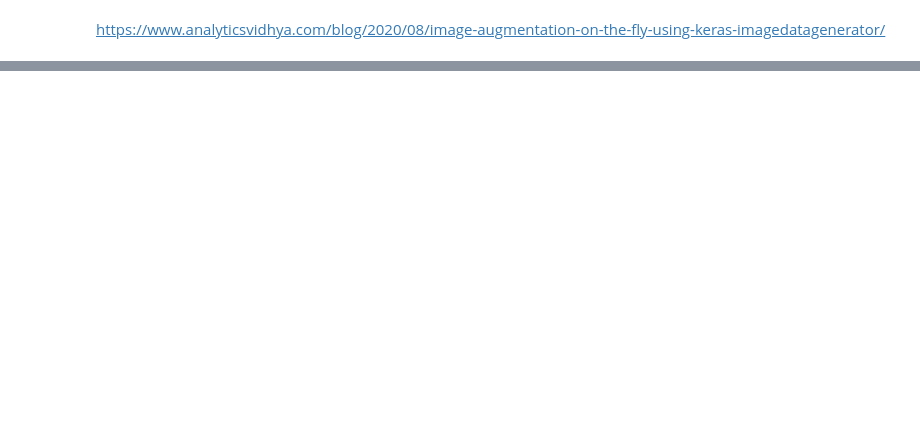
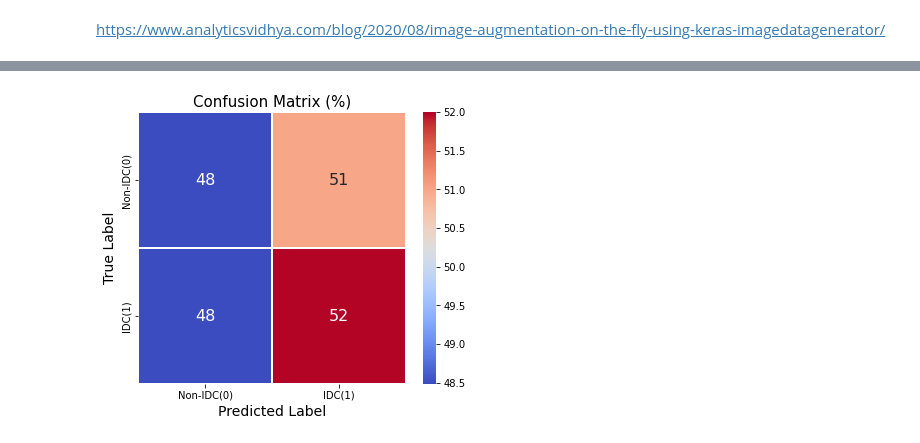
Before and after one commit to heesukjang/W207_AppliedML_Fall2022, a Jupyter notebook: 11_18_KerasTuner_plots_Final_HyperparamTuning_ImageAug_CM_CR_ROCcurve_IDC_Prediction_heesuk.ipynb, the cells around one changed output, grey strips where cells are left out. Cells and saved outputs as stored; diff of their text form; code cells hidden in the pictures; blank space fills up the shorter version.

```diff
--- a/11_18_KerasTuner_plots_Final_HyperparamTuning_ImageAug_CM_CR_ROCcurve_IDC_Prediction_heesuk.ipynb
+++ b/11_18_KerasTuner_plots_Final_HyperparamTuning_ImageAug_CM_CR_ROCcurve_IDC_Prediction_heesuk.ipynb
@@ -747,0 +861,89 @@ tuner.results_summary(1):
+# %%
+from sklearn.model_selection import cross_val_score
+from sklearn.metrics import confusion_matrix, precision_score, recall_score, accuracy_score, f1_score, classification_report
+from sklearn import svm
+from sklearn.metrics import auc
+from sklearn.metrics import RocCurveDisplay
+from sklearn.model_selection import StratifiedKFold
+from sklearn.metrics import roc_curve
+
+
+# def error_analysis(model_name, model, test_labels, test_data_generator):
+num_of_test_samples = len(test_labels)
+classes = ['Non-IDC(0)','IDC(1)']
+
+y_true = test_data_generator.classes
+print('y_true:\n', y_true[:10])
+# y_pred = model.predict_generator(test_data_generator, num_of_test_samples // BATCH_SIZE + 1)    # probabilities
+# y_pred_argmax = (model.predict(test_data_generator) > 0.5).astype('int32')
+y_pred = model.predict(test_data_generator)
+print('y_pred:\n', y_pred[:10])
+# y_pred_argmax = (y_pred > 0.5).astype('int32')
+y_pred_argmax = np.argmax(y_pred, axis=1)                      # 0s and 1s: return the indicies of the max values along the axis (axis=1: each row)   TODO: look into prob threshold
+print('y_pred_argmax:\n', y_pred_argmax[:10])
+
+# Confusion matrix
+conf_max = confusion_matrix(y_true, y_pred_argmax)             # conf.max should use 0s and 1s for y_pred
+perf_conf_max = conf_max.astype('float')/conf_max.sum(axis=1)[:np.newaxis]*100
+df_perf_conf_max = pd.DataFrame(perf_conf_max, index=classes, columns=classes)
+
+plt.figure(figsize=(6,5))
+sns.heatmap(df_perf_conf_max, annot=True, cmap='coolwarm', annot_kws={'fontsize':16}, linewidth=0.5, fmt='.0f')
+plt.xlabel('Predicted Label', fontsize=14)
+plt.ylabel('True Label', fontsize=14)
+plt.title('Confusion Matrix (%)', fontsize=15)
+
+# Classification report (classification_report should use 0s and 1s for y_pred)
+print('=============== Classification Report ===============\n\n', classification_report(y_true, y_pred_argmax, target_names=['Non-IDC', 'IDC']), '\n=====================================================\n')
+
+# Cross validation score
+# cv = ShuffleSplit(n_splits=100, test_size=.25, random_state=0)
+# cv_score = np.median(cross_val_score(model, y_true, y_pred, cv=cv))*100
+# print('cv_score = ',cv_score)
+
+# Precision, recall, and f1_score
+tn, fp, fn, tp = confusion_matrix(y_true, y_pred_argmax).ravel()     # np.ravel(): returns contiguous flattened array (1D array with all the input-array elements and with the same type as it)
+# accuracy = round(accuracy_score(y_true, y_pred_argmax), 2)
+# accuracy = round(accuracy_score(y_true, y_pred_argmax), 2)
+# recall = round(recall_score(y_true, y_pred_argmax), 2)
+# precision = round(precision_score(y_true, y_pred_argmax), 2)
+
+accuracy = round((tp+tn)/(tp+fn+tn+fp), 2)
+recall = round(tp/(fn+tp), 2)
+precision = round(tp/(fp+tp), 2)
+
+f1score = round((2*precision*recall)/(precision+recall), 2)
+error_rate = round(1-accuracy, 2)
+
+# cohen_kappa score and zero_one loss
+cohen_kappa = round(cohen_kappa_score(y_true, y_pred_argmax), 2)
+zo_loss = round(zero_one_loss(y_true, y_pred_argmax), 2)
+
+# Area under the ROC curve
+roc_log = roc_auc_score(y_true, y_pred[:,1], multi_class='ovr')   # for the roc curve, we need to use a vector of probabilities so just chose one column and all rows
+fpr, tpr, threshold = roc_curve(y_true, y_pred[:,1])
+area_under_curve = round(auc(fpr, tpr), 2)
+
+plt.figure(figsize=(6,5))
+plt.plot([0, 1], [0, 1], 'r--')
+plt.plot(fpr, tpr, label='ROC-AUC = {:.2f}'.format(area_under_curve))
+plt.xlabel('False positive rate', fontsize=14)
+plt.ylabel('True positive rate', fontsize=14)
+plt.title('ROC Curve', fontsize=18)
+plt.legend(loc='best')
+plt.show()
+plt.close()
+
+model_summary = pd.DataFrame({
+                              'Accuracy': accuracy,
+                              'Precision': precision,
+                              'Recall': recall,
+                              'F1_score': f1score,
+                              'Error Rate': error_rate,
+                              'ROC-AUC score': area_under_curve,
+                              'Cohen Kappa': cohen_kappa,
+                              'Zero-One Loss': zo_loss}, index=[0])
+model_summary
+
+# error_analysis('CNN', model, test_labels, test_data_generator)
+# %% [output]
@@ -747,0 +967 @@ tuner.results_summary(1):
+[figure, added]
```
Also changed, not shown: parts of 16 cells of this notebook.
